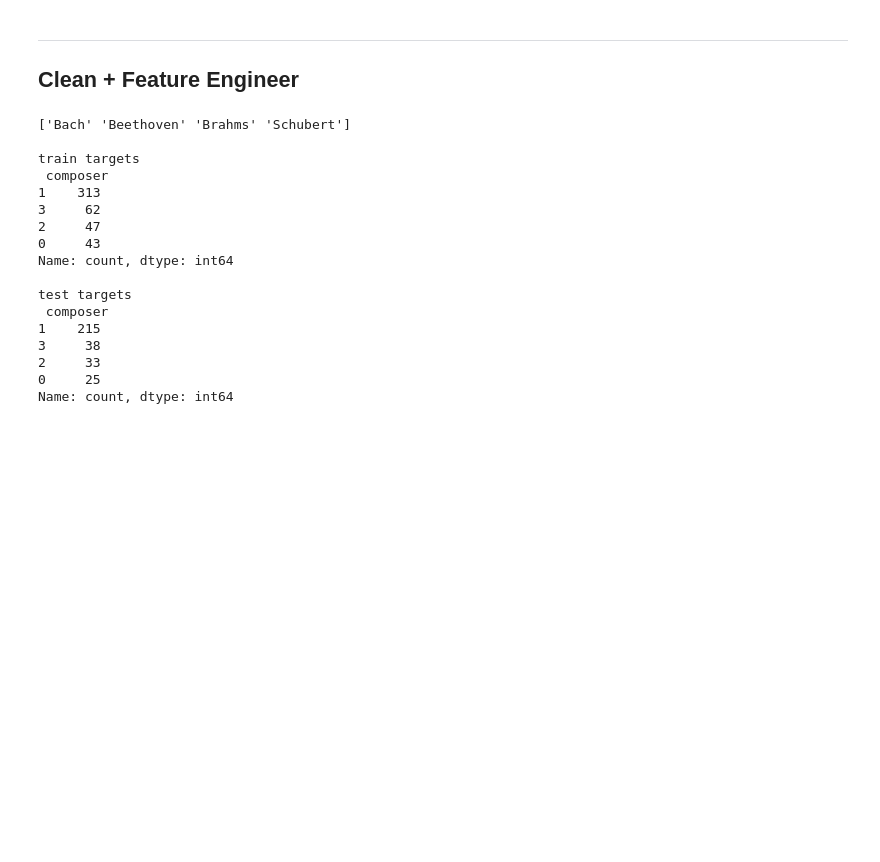
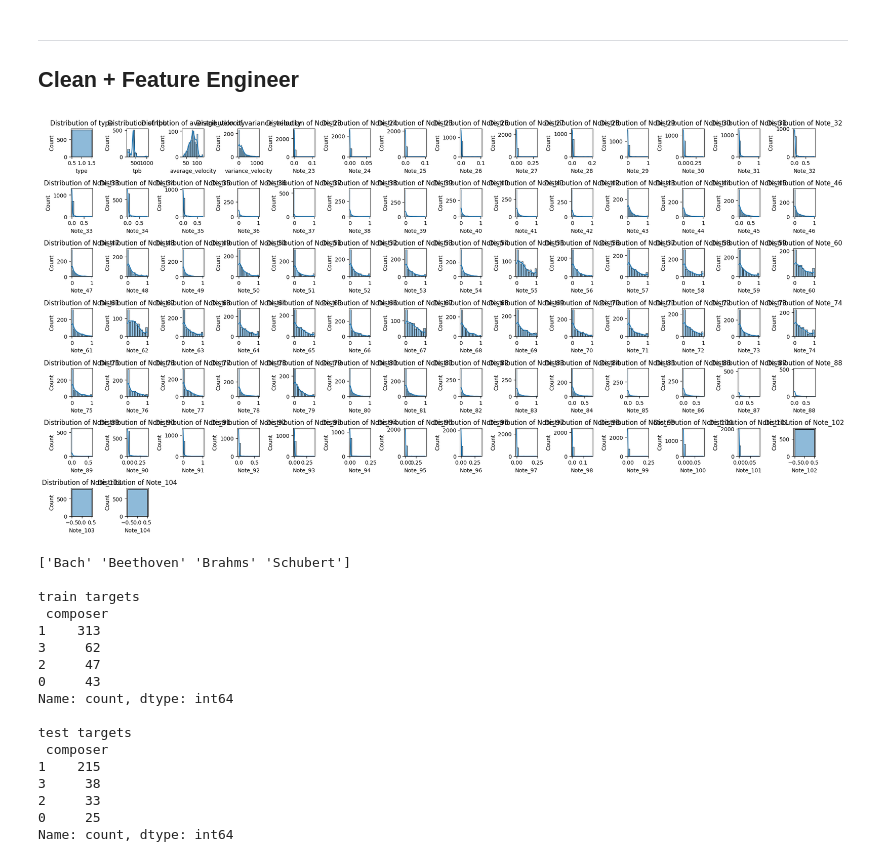
Before and after one commit to dBartMasters/sfl-challenge, a Jupyter notebook: explore_nb_mido.ipynb, the cells around one changed output. Saved outputs shown, nothing was run; the diff lists cells and outputs as text; code cells hidden in the pictures; blank space fills up the shorter version.

```diff
--- a/explore_nb_mido.ipynb
+++ b/explore_nb_mido.ipynb
@@ -198,6 +198,20 @@ plt.show()
 cols_to_drop = [f'Note_{i}' for i in list(range(0, 23)) + list(range(105, 128))]
 df_labeled.drop(columns=cols_to_drop, inplace=True)
 df_unlabeled.drop(columns=cols_to_drop, inplace=True)
+# %%
+# define numeric columns for later analysis
+numeric_columns_cleaned = df_labeled.select_dtypes(include=['float64', 'int64']).columns
+
+# Visualize the distribution of each numeric feature
+plt.figure(figsize=(20, 15))
+for i, col in enumerate(numeric_columns_cleaned):
+    plt.subplot(10, 14, i+1)
+    sns.histplot(df_labeled[col], kde=True)
+    plt.title(f'Distribution of {col}')
+plt.tight_layout()
+plt.show()
+# %% [output]
+[figure, added]
 # %%
 # replace Null keys with 'unk' value
 df_labeled['key']=df_labeled['key'].fillna('unk')
```
